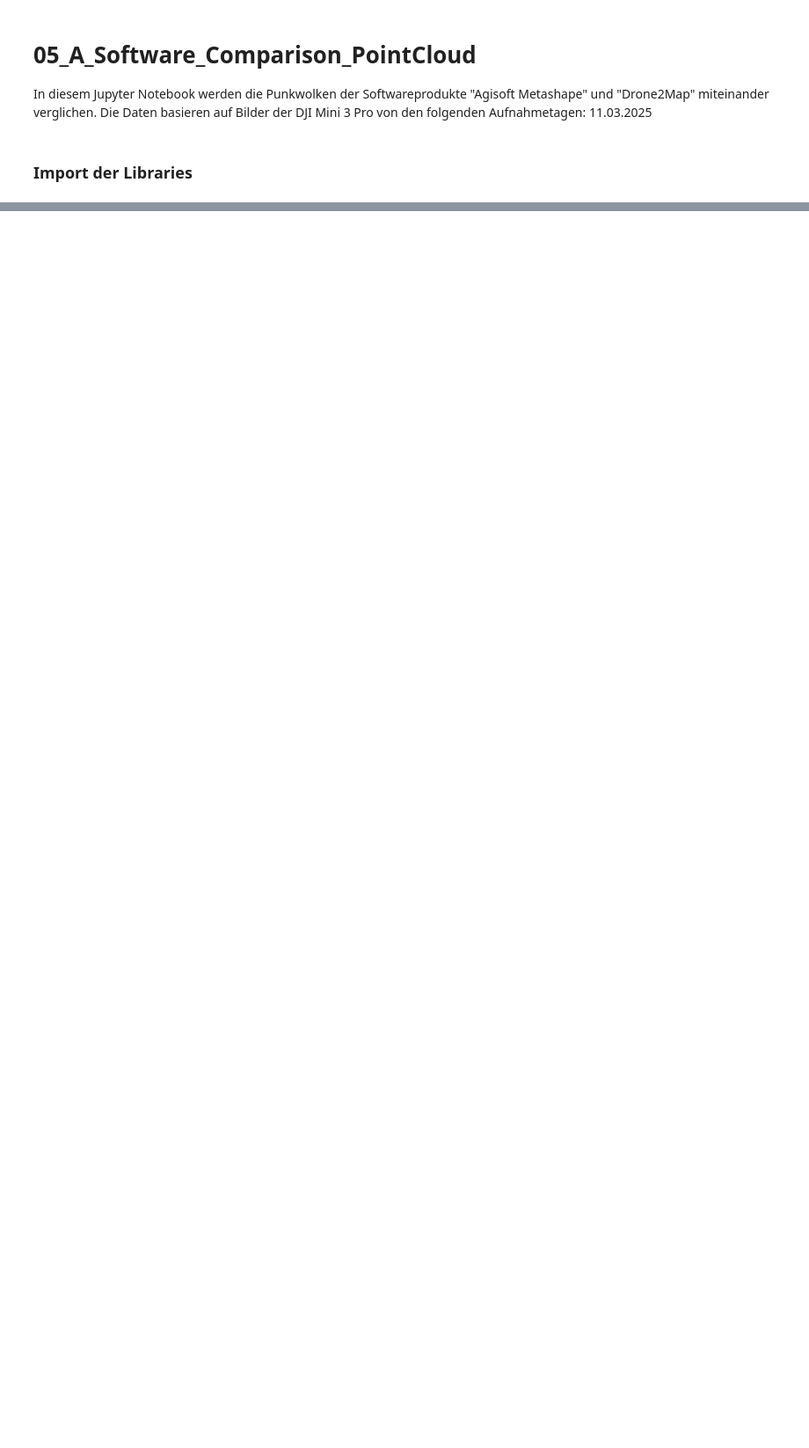
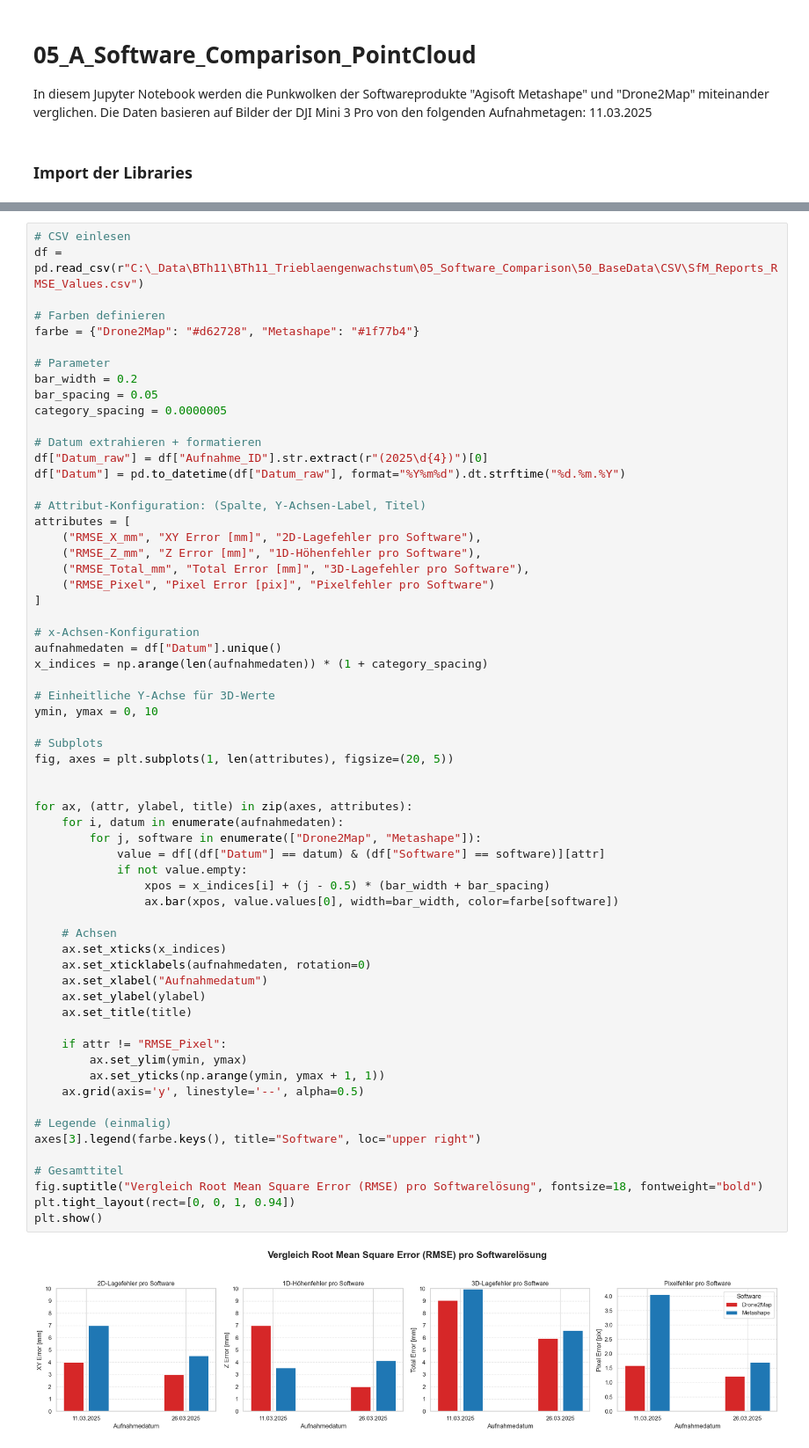
Before and after one commit to naamp/BTh11_Trieblaengenwachstum, a Jupyter notebook: 05_Software_Comparison/05_B_Software_Comparison_RMSE.ipynb, the cells around one changed output, grey strips where cells are left out. Shown: that part at 88% size. Saved outputs shown, nothing was run; the diff lists cells and outputs as text; blank space fills up the shorter version.

Commit message:
20250404_1_namp
Update in 05_A_Software_Comparison_PointCloud.ipynb
Update in 05_B_Software_Comparison_RMSE.ipynb
Export of Visualizations

```diff
--- a/05_Software_Comparison/05_B_Software_Comparison_RMSE.ipynb
+++ b/05_Software_Comparison/05_B_Software_Comparison_RMSE.ipynb
@@ -63,0 +20,64 @@ plt.show()
+# %%
+# CSV einlesen
+df = pd.read_csv(r"C:\_Data\BTh11\BTh11_Trieblaengenwachstum\05_Software_Comparison\50_BaseData\CSV\SfM_Reports_RMSE_Values.csv")
+
+# Farben definieren
+farbe = {"Drone2Map": "#d62728", "Metashape": "#1f77b4"}
+
+# Parameter
+bar_width = 0.2
+bar_spacing = 0.05
+category_spacing = 0.0000005
+
+# Datum extrahieren + formatieren
+df["Datum_raw"] = df["Aufnahme_ID"].str.extract(r"(2025\d{4})")[0]
+df["Datum"] = pd.to_datetime(df["Datum_raw"], format="%Y%m%d").dt.strftime("%d.%m.%Y")
+
+# Attribut-Konfiguration: (Spalte, Y-Achsen-Label, Titel)
+attributes = [
+    ("RMSE_X_mm", "XY Error [mm]", "2D-Lagefehler pro Software"),
+    ("RMSE_Z_mm", "Z Error [mm]", "1D-Höhenfehler pro Software"),
+    ("RMSE_Total_mm", "Total Error [mm]", "3D-Lagefehler pro Software"),
+    ("RMSE_Pixel", "Pixel Error [pix]", "Pixelfehler pro Software")
+]
+
+# x-Achsen-Konfiguration
+aufnahmedaten = df["Datum"].unique()
+x_indices = np.arange(len(aufnahmedaten)) * (1 + category_spacing)
+
+# Einheitliche Y-Achse für 3D-Werte
+ymin, ymax = 0, 10
+
+# Subplots
+fig, axes = plt.subplots(1, len(attributes), figsize=(20, 5))
+
+
+for ax, (attr, ylabel, title) in zip(axes, attributes):
+    for i, datum in enumerate(aufnahmedaten):
+        for j, software in enumerate(["Drone2Map", "Metashape"]):
+            value = df[(df["Datum"] == datum) & (df["Software"] == software)][attr]
+            if not value.empty:
+                xpos = x_indices[i] + (j - 0.5) * (bar_width + bar_spacing)
+                ax.bar(xpos, value.values[0], width=bar_width, color=farbe[software])
+
+    # Achsen
+    ax.set_xticks(x_indices)
+    ax.set_xticklabels(aufnahmedaten, rotation=0)
+    ax.set_xlabel("Aufnahmedatum")
+    ax.set_ylabel(ylabel)
+    ax.set_title(title)
+
+    if attr != "RMSE_Pixel":
+        ax.set_ylim(ymin, ymax)
+        ax.set_yticks(np.arange(ymin, ymax + 1, 1))
+    ax.grid(axis='y', linestyle='--', alpha=0.5)
+
+# Legende (einmalig)
+axes[3].legend(farbe.keys(), title="Software", loc="upper right")
+
+# Gesamttitel
+fig.suptitle("Vergleich Root Mean Square Error (RMSE) pro Softwarelösung", fontsize=18, fontweight="bold")
+plt.tight_layout(rect=[0, 0, 1, 0.94])
+plt.show()
+# %% [output]
+[figure, added]
```
Also changed, not shown: parts of 2 cells of this notebook, 7 other files.
